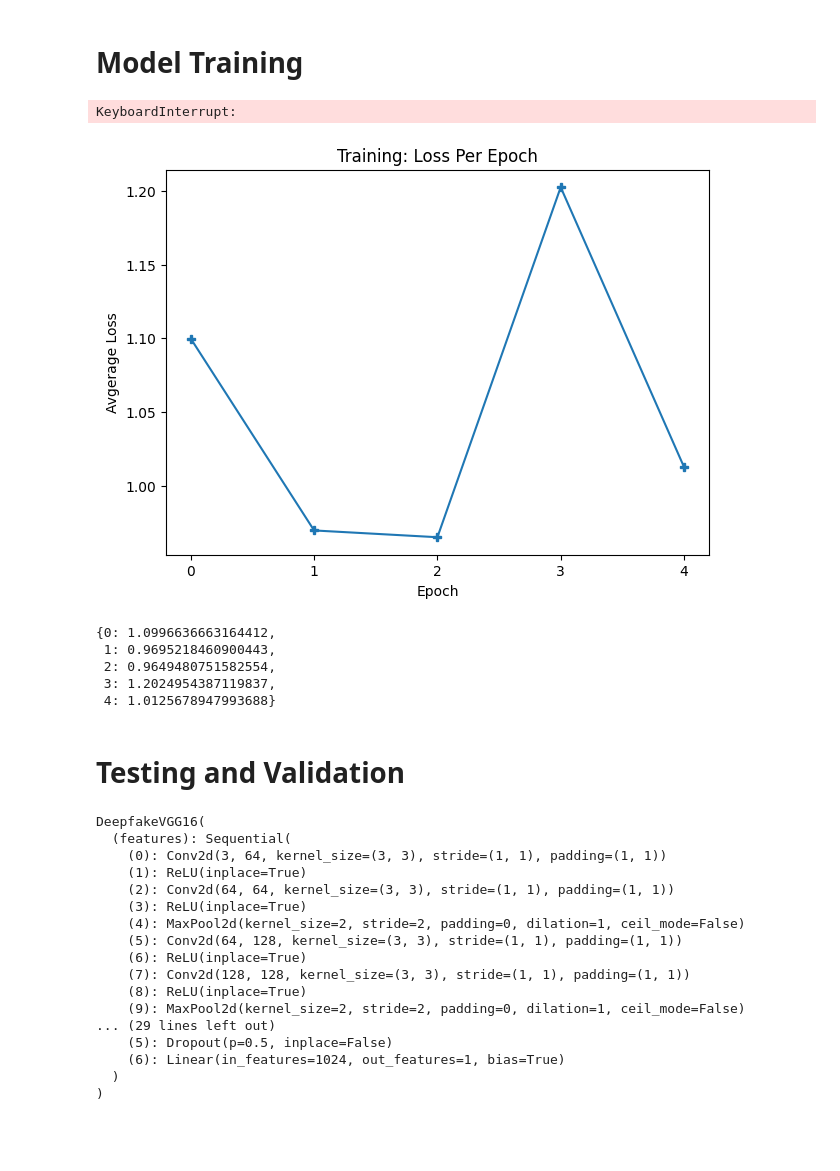
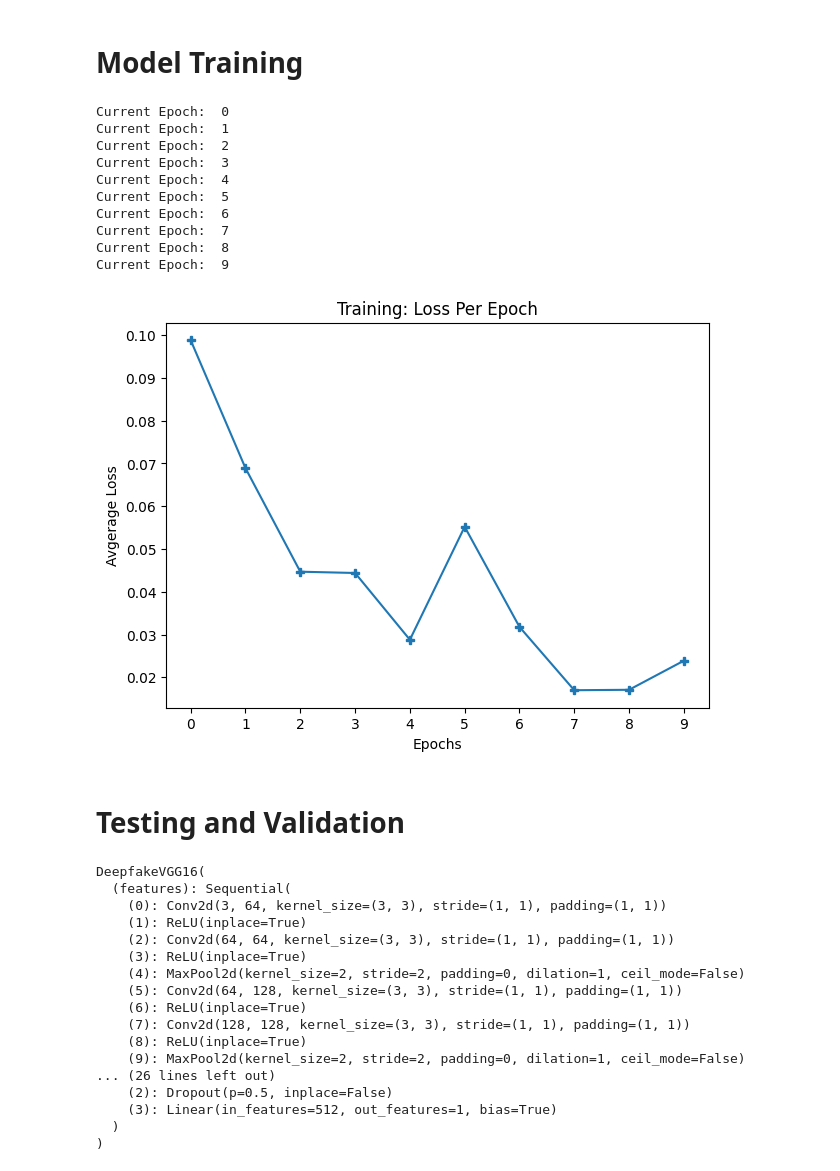
Before and after one commit to UIUC-CS445-DeepFakes/CNN, a Jupyter notebook: CNN_Final.ipynb, the cells around one changed output. Drawn from its saved outputs; the diff is of its cells as text; code cells hidden in the pictures; blank space fills up the shorter version.

```diff
--- a/CNN_Final.ipynb
+++ b/CNN_Final.ipynb
@@ -106,18 +107,20 @@ class DeepfakeVGG16(nn.Module):
 
         # Optionally freeze early feature layers (conv1 + conv2 blocks)
         if freeze_features:
+            #for param in self.features.parameters():
             for param in self.features[:17].parameters():
                 param.requires_grad = False
 
         # ── Custom binary classifier ───────────────────────────────────────
         self.classifier = nn.Sequential(
-            nn.Linear(512 * 7 * 7, 4096),
+            #nn.Linear(512 * 7 * 7, 4096), 103,760,446 paramteres too large
+            nn.Linear(512 * 7 * 7, 512),
             nn.ReLU(inplace=True),
             nn.Dropout(p=dropout_p),
-            nn.Linear(4096, 1024),
-            nn.ReLU(inplace=True),
-            nn.Dropout(p=dropout_p),
-            nn.Linear(1024, 1),          # Single logit → BCEWithLogitsLoss
+            #nn.Linear(4096, 1024),
+            #nn.ReLU(inplace=True),
+            #nn.Dropout(p=dropout_p),
+            nn.Linear(512, 1)          # Single logit → BCEWithLogitsLoss
         )
 
         self._initialise_classifier()
@@ -182,15 +183,18 @@ def train_model(model,ep,loader) -> dict:
     total_loss = 0
     indx = 0
 
+    loader_counter = iter(loader)
+
     #for each batches and get predictions and compute avg loss per ep
     while indx < len(loader):
 
       #img = (list(loader)[indx][0]).to(device) too slow
       #lbl = (list(loader)[indx][1]).float().reshape(-1,1).to(device)
 
-      img,lbl = list(loader)[indx]
-      img = img.to(device)
-      lbl = lbl.float().reshape(-1,1).to(device) #for loss calu
+      img,lbl = next(loader_counter)
+      img = img.to(device,non_blocking=True)
+      lbl = 1 - lbl #fake and real flib previously
+      lbl = lbl.float().reshape(-1,1).to(device,non_blocking=True) #for loss calu
       optimizer.zero_grad()
 
       pred = model(img)
@@ -203,7 +207,7 @@ def train_model(model,ep,loader) -> dict:
       indx +=1
 
     avg_loss[e] = total_loss/len(loader)
-
+    print("Current Epoch: ",e)
     e+=1
 
 
@@ -251,48 +252,54 @@ def test_model(model,loader,state='test'):
 #Datasets and data loading
 train_path = "/content/CS445/train_dataset"
 train_ds = datasets.ImageFolder(train_path,transform=transform)
-train_ld = DataLoader(train_ds,batch_size=32,shuffle=True)
+train_ld = DataLoader(train_ds,batch_size=32,shuffle=True,num_workers=2,pin_memory=True)
 
 
 celebdf_test_path = "/content/CS445/CELEBDF/Test"
 celebdf_val_path = "/content/CS445/CELEBDF/Val"
+
 celebdf_val_ds = datasets.ImageFolder(celebdf_val_path,transform=transform)
-celebdf_val_ld = DataLoader(celebdf_val_ds,batch_size=32,shuffle=True)
+celebdf_val_ld = DataLoader(celebdf_val_ds,batch_size=32,shuffle=True,num_workers=2,pin_memory=True)
 celebdf_test_ds = datasets.ImageFolder(celebdf_test_path,transform=transform)
-celebdf_test_ld = DataLoader(celebdf_test_ds,batch_size=32,shuffle=False)
+celebdf_test_ld = DataLoader(celebdf_test_ds,batch_size=32,shuffle=True,num_workers=2,pin_memory=True)
 
 uadfv_test_path = "/content/CS445/UADFV/Test"
 uadfv_val_path = "/content/CS445/UADFV/Val"
 
 uadfv_val_ds = datasets.ImageFolder(uadfv_val_path,transform=transform)
-uadfv_val_ld = DataLoader(uadfv_val_ds,batch_size=32,shuffle=True)
+uadfv_val_ld = DataLoader(uadfv_val_ds,batch_size=32,shuffle=True,num_workers=2,pin_memory=True)
 uadfv_test_ds = datasets.ImageFolder(uadfv_test_path,transform=transform)
-uadfv_test_ld = DataLoader(uadfv_test_ds,batch_size=32,shuffle=False)
+uadfv_test_ld = DataLoader(uadfv_test_ds,batch_size=32,shuffle=True,num_workers=2,pin_memory=True)
 
 HvAI_test_path = "/content/CS445/HvAI/test"
 HvAI_val_path = "/content/CS445/HvAI/val"
 
 HvAI_val_ds = datasets.ImageFolder(HvAI_val_path,transform=transform)
-HvAI_val_ld = DataLoader(HvAI_val_ds,batch_size=32,shuffle=True)
+HvAI_val_ld = DataLoader(HvAI_val_ds,batch_size=32,shuffle=True,num_workers=2,pin_memory=True)
 HvAI_test_ds = datasets.ImageFolder(HvAI_test_path,transform=transform)
-HvAI_test_ld = DataLoader(HvAI_test_ds,batch_size=32,shuffle=False)
+HvAI_test_ld = DataLoader(HvAI_test_ds,batch_size=32,shuffle=True,num_workers=2,pin_memory=True)
 # %% [markdown]
 # **Model Training**
 # %%
-training_loss = train_model(vgg_model,5,train_ld)
+vgg_model.train()
+training_loss = train_model(vgg_model,10,train_ld)
 # %% [output]
-KeyboardInterrupt:
+Current Epoch:  0
+Current Epoch:  1
+Current Epoch:  2
+Current Epoch:  3
+Current Epoch:  4
+Current Epoch:  5
+Current Epoch:  6
+Current Epoch:  7
+Current Epoch:  8
+Current Epoch:  9
 # %%
 epoch = list(training_loss.keys())
 loss = [round(x,4) for x in list(training_loss.values())]
 plt.figure(figsize=(7,5))
 plt.plot(epoch,loss,marker='P')
-plt.xlabel('Epoch'),plt.ylabel('Avgerage Loss'),plt.title("Training: Loss Per Epoch"),plt.xticks(epoch)
+plt.xlabel('Epochs'),plt.ylabel('Avgerage Loss'),plt.title("Training: Loss Per Epoch"),plt.xticks(epoch)
 plt.show()
 # %% [output]
-[figure, old version]
+[figure, new version]
-{0: 1.0996636663164412,
- 1: 0.9695218460900443,
- 2: 0.9649480751582554,
- 3: 1.2024954387119837,
- 4: 1.0125678947993688}
@@ -313,9 +327,9 @@ DeepfakeVGG16(
     (7): Conv2d(128, 128, kernel_size=(3, 3), stride=(1, 1), padding=(1, 1))
     (8): ReLU(inplace=True)
     (9): MaxPool2d(kernel_size=2, stride=2, padding=0, dilation=1, ceil_mode=False)
-... (29 lines left out)
-    (5): Dropout(p=0.5, inplace=False)
-    (6): Linear(in_features=1024, out_features=1, bias=True)
+... (26 lines left out)
+    (2): Dropout(p=0.5, inplace=False)
+    (3): Linear(in_features=512, out_features=1, bias=True)
   )
 )
 # %%
```
Also changed, not shown: parts of 16 cells of this notebook.
